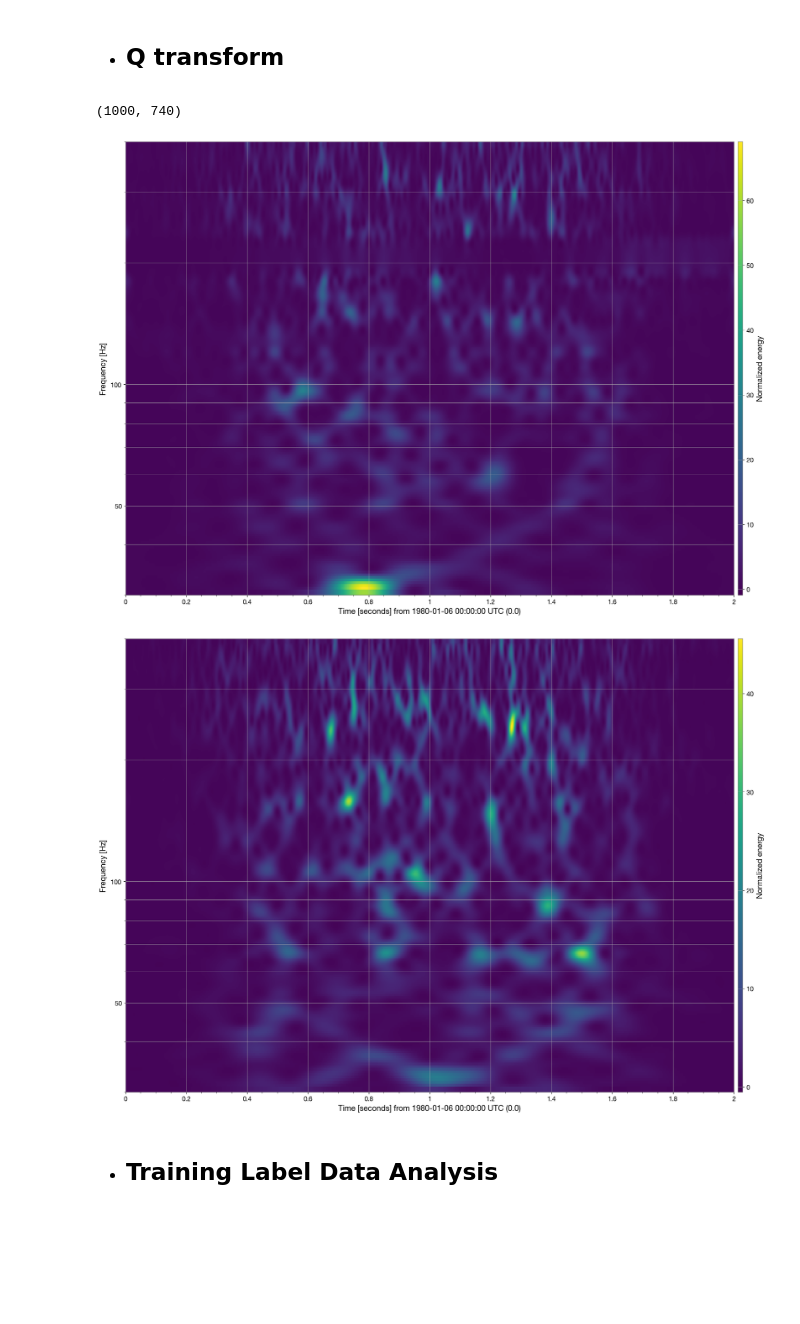
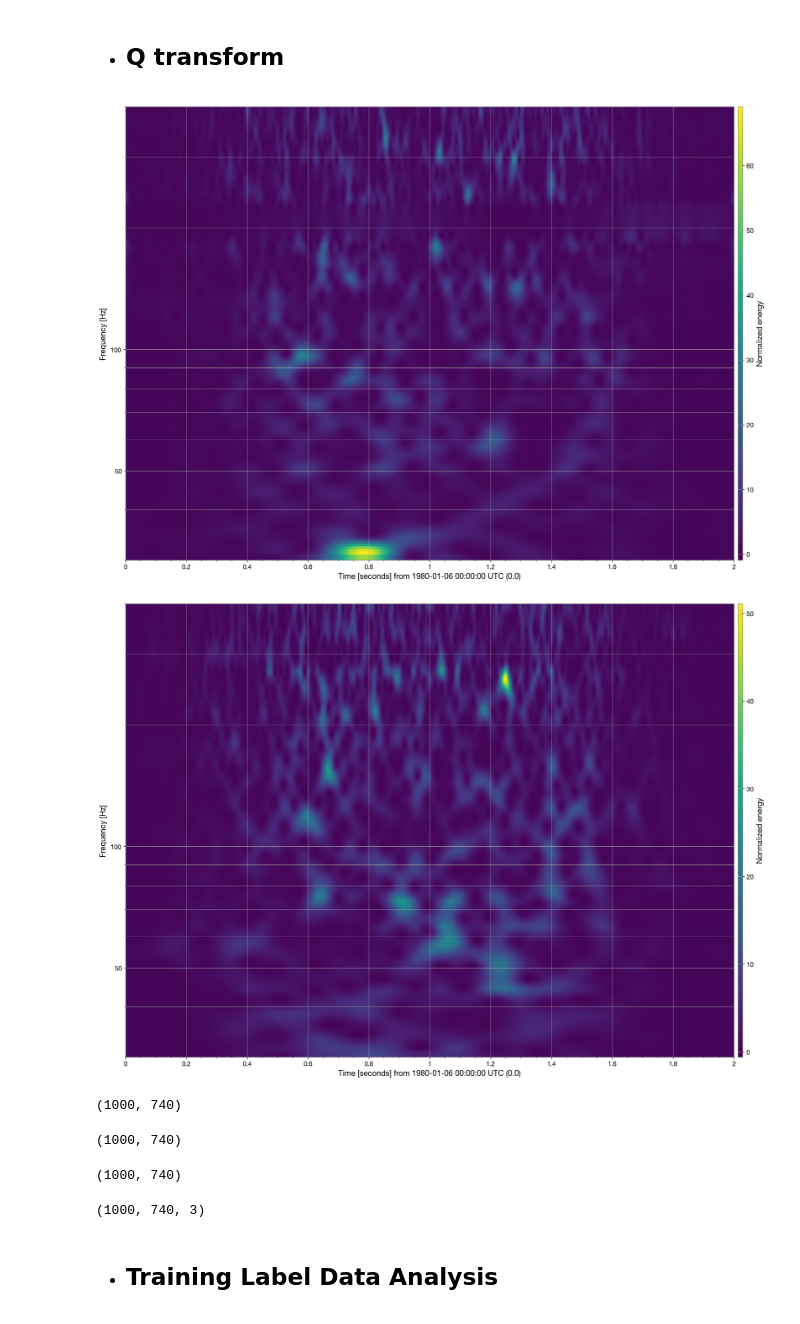
Before and after one commit to RobinRosculete/Gravitational-Wave-Detection, a Jupyter notebook: notebooks/GWDataPreprocessing.ipynb, the cells around one changed output. Drawn from its saved outputs; the diff is of its cells as text; code cells hidden in the pictures; blank space fills up the shorter version.

Commit message:
Created Tenserflow Datasetm with Stacked Q-transform spectograms

```diff
--- a/notebooks/GWDataPreprocessing.ipynb
+++ b/notebooks/GWDataPreprocessing.ipynb
@@ -68,10 +73,17 @@ def plot_data_jointly(ts1, ts2, ts3):
 - ## Loading Sample Data
 # %%
 #Loading sample data from given path
-traing_path =glob("../data/train/*/*/*/*")
-path1_signal = traing_path[100] #Signal
-path_no_signal = traing_path[105] #No Signal
+file_path = "../data/train/*/*/*/*"
+
+
+train_path =glob(file_path)
+path1_signal = train_path[100] #Signal
+path_no_signal = train_path[105] #No Signal
 
 #Loading 2D Npy Arrays and storing into variable
 sample_data_signal = loadNpyData(path1_signal)
 sample_no_signal = loadNpyData(path_no_signal)
+
+#Showing an example file
+df = pd.DataFrame(sample_data_signal)
+df
@@ -132,8 +150,11 @@ def whitenTimeSeries(ts1,ts2,ts3):
     return ts1_whiten, ts2_whiten, ts3_whiten
 # %%
 #Function to retrun the constant Q transform give GW time-series data
-def qTransform(ts):
-     return ts.q_transform(qrange=(16,32), frange=(30,400))
+def qTransform(ts1,ts2,ts3):
+    spect1 = ts1.q_transform(qrange=(16,32), frange=(30,400))
+    spect2 = ts2.q_transform(qrange=(16,32), frange=(30,400))
+    spect3 = ts3.q_transform(qrange=(16,32), frange=(30,400))
+    return spect1,spect2,spect3
 # %%
 #Function To Generate And Plot the Q-Transform of the Data
 def qSpectrogramPlot(qspecgram):
@@ -171,22 +192,38 @@ plot_data(ts1_no_whiten, ts2_no_whiten, ts3_no_whiten)
 # %% [markdown]
 - ## Q transform
 # %%
-# Q transform Spectrogram Gravitatntional Wave time series without a signal
-qspecgram_signal =qTransform(ts1_whiten)
-qSpectrogramPlot(qspecgram_signal)
-np.shape(qspecgram_signal)
+# Q transform Spectrogram Gravitatntional Wave time series with a signal
+qspecgram_signal1,qspecgram_signal2,qspecgram_signal3 =qTransform(ts1_whiten,ts2_whiten,ts3_whiten)
+qSpectrogramPlot(qspecgram_signal1)
 # %% [output]
-(1000, 740)
 [figure]
 # %%
 # Applying Filtertin and Generating Q Transform of data withjout a Signal Present
 ts1_no_whiten, ts2_no_whiten, ts3_no_whiten = whitenTimeSeries(ts_no_signal1,  ts_no_signal2,  ts_no_signal3)
 # %%
-#Ploting Spctogram for Data with no signal
-qspecgram_no_signal =qTransform(ts1_no_whiten)
-qSpectrogramPlot(qspecgram_no_signal)
+# Q transform Spectrogram Gravitatntional Wave time series without a signal
+qspecgram_no_signal1,qspecgram_no_signal2,qspecgram_no_signal3 =qTransform(ts1_no_whiten, ts2_no_whiten, ts3_no_whiten)
+qSpectrogramPlot(qspecgram_no_signal2)
 # %% [output]
-[figure, old version]
+[figure, new version]
+# %%
+qspecgram_signal1.shape
+# %% [output]
+(1000, 740)
+# %%
+qspecgram_signal2.shape
+# %% [output]
+(1000, 740)
+# %%
+qspecgram_signal3.shape
+# %% [output]
+(1000, 740)
+# %%
+#Stacking all 3 spectograms
+stacked_spectrograms = np.stack((qspecgram_signal1, qspecgram_signal2, qspecgram_signal3), axis=-1)
+stacked_spectrograms.shape
+# %% [output]
+(1000, 740, 3)
 # %% [markdown]
 - ## Training Label Data Analysis
 # %%
```
Also changed, not shown: parts of 24 cells of this notebook, 2 other files.
